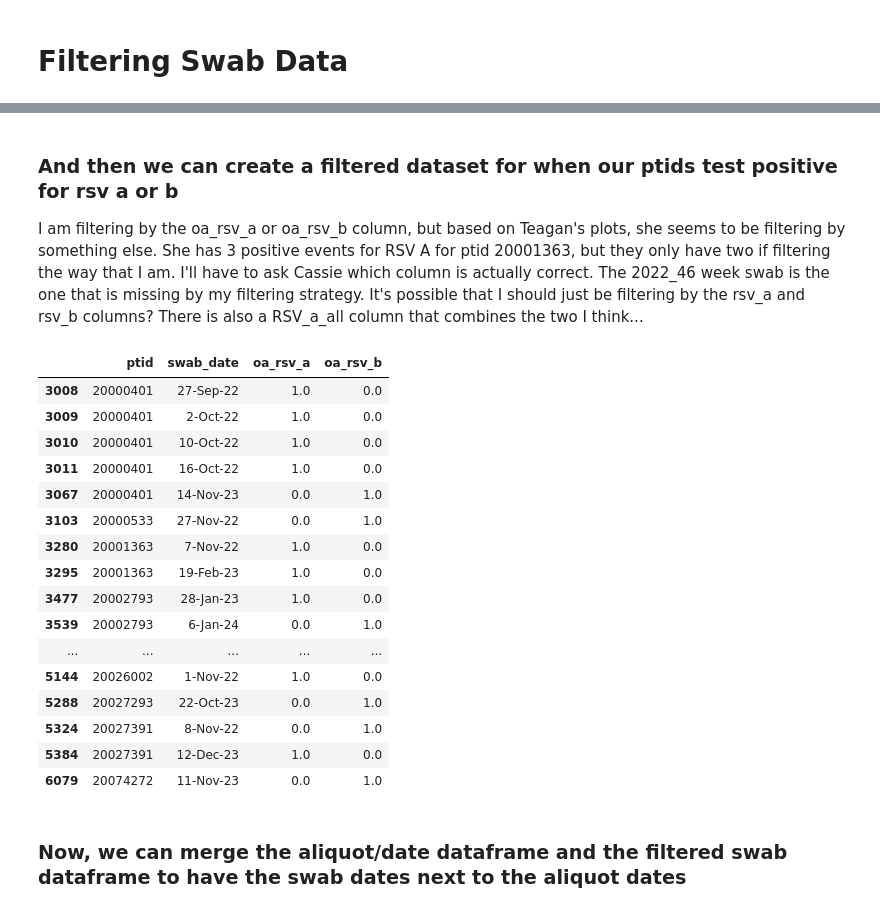
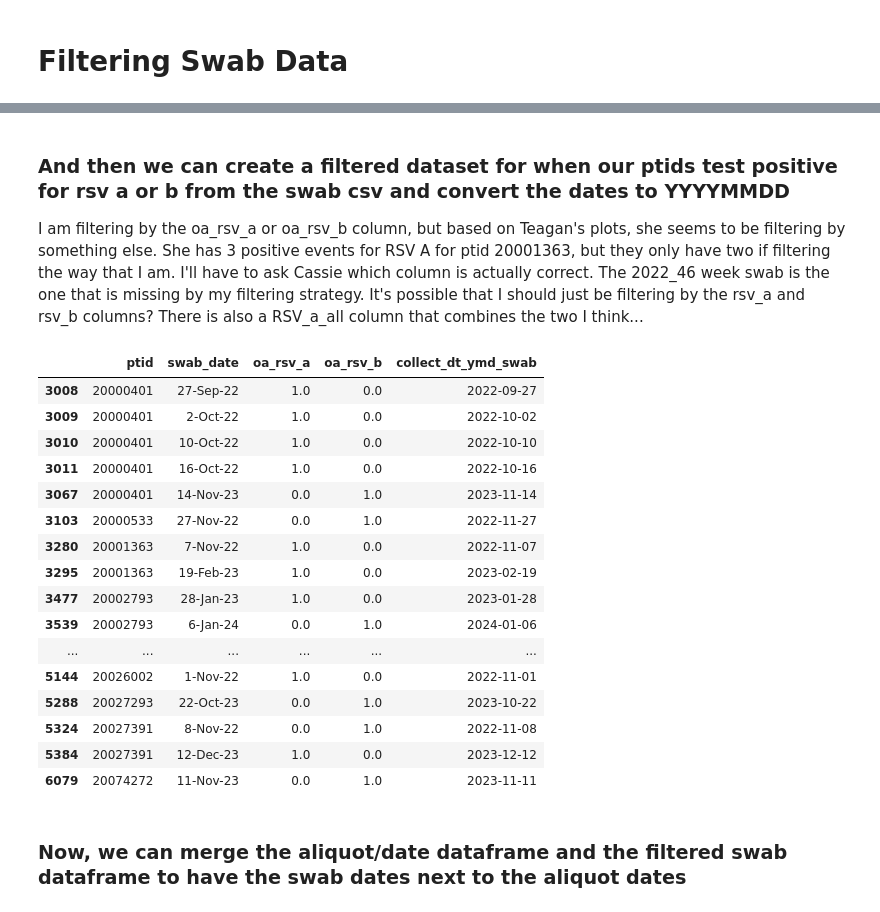
Before and after one commit to gavjuviler/rsv_imprinting, a Jupyter notebook: 02-notebooks/serum_swab_timelines.ipynb, the cells around one changed output, grey strips where cells are left out. Saved outputs shown, nothing was run; the diff lists cells and outputs as text; code cells hidden in the pictures.

```diff
--- a/02-notebooks/serum_swab_timelines.ipynb
+++ b/02-notebooks/serum_swab_timelines.ipynb
@@ -158,0 +163,12 @@ filtered_aliquots
+# %%
+filtered_aliquots = selected_child[['ptid', 'aliquot_id', 'collect_dt']].copy()
+filtered_aliquots
+
+def dmy_to_ymd(date_dmy):
+    if date_dmy == 'EMPTY':
+        return(None)
+    dmy = pd.to_datetime(date_dmy, format='mixed')
+    return(dmy)
+
+filtered_aliquots['collect_dt_ymd_aliquot'] = filtered_aliquots['collect_dt'].map(dmy_to_ymd)
+filtered_aliquots
@@ -159,28 +193,31 @@ filtered_aliquots
 # %% [markdown]
-### And then we can create a filtered dataset for when our ptids test positive for rsv a or b
+### And then we can create a filtered dataset for when our ptids test positive for rsv a or b from the swab csv and convert the dates to YYYYMMDD
 I am filtering by the oa_rsv_a or oa_rsv_b column, but based on Teagan's plots, she seems to be filtering by something else. She has 3 positive events for RSV A for ptid 20001363, but they only have two if filtering the way that I am. I'll have to ask Cassie which column is actually correct. The 2022_46 week swab is the one that is missing by my filtering strategy. It's possible that I should just be filtering by the rsv_a and rsv_b columns? There is also a RSV_a_all column that combines the two I think...
 # %%
-swab_filtered = swab[swab['ptid'].isin(selected_ptids)]     #filter swab data to contain only our ptids
+swab_filtered = swab[swab['ptid'].isin(selected_ptids)].copy()     #filter swab data to contain only our ptids
 swab_positive = swab_filtered[(swab['oa_rsv_a'] == 1) | (swab['oa_rsv_b'] == 1)]        #filter for positive rsv a or b swabs
-swab_positive[['ptid', 'swab_date', 'oa_rsv_a', 'oa_rsv_b']]
+swab_positive = swab_positive[['ptid', 'swab_date', 'oa_rsv_a', 'oa_rsv_b']]
+
+swab_positive['collect_dt_ymd_swab'] = swab_positive['swab_date'].map(dmy_to_ymd)       #convert the swab dates to YYYYMMDD
+swab_positive
 # %% [output]
-|  | ptid | swab_date | oa_rsv_a | oa_rsv_b |
-| 3008 | 20000401 | 27-Sep-22 | 1.0 | 0.0 |
-| 3009 | 20000401 | 2-Oct-22 | 1.0 | 0.0 |
-| 3010 | 20000401 | 10-Oct-22 | 1.0 | 0.0 |
-| 3011 | 20000401 | 16-Oct-22 | 1.0 | 0.0 |
-| 3067 | 20000401 | 14-Nov-23 | 0.0 | 1.0 |
-| 3103 | 20000533 | 27-Nov-22 | 0.0 | 1.0 |
-| 3280 | 20001363 | 7-Nov-22 | 1.0 | 0.0 |
-| 3295 | 20001363 | 19-Feb-23 | 1.0 | 0.0 |
-| 3477 | 20002793 | 28-Jan-23 | 1.0 | 0.0 |
-| 3539 | 20002793 | 6-Jan-24 | 0.0 | 1.0 |
-| ... | ... | ... | ... | ... |
-| 5144 | 20026002 | 1-Nov-22 | 1.0 | 0.0 |
-| 5288 | 20027293 | 22-Oct-23 | 0.0 | 1.0 |
-| 5324 | 20027391 | 8-Nov-22 | 0.0 | 1.0 |
-| 5384 | 20027391 | 12-Dec-23 | 1.0 | 0.0 |
-| 6079 | 20074272 | 11-Nov-23 | 0.0 | 1.0 |
+|  | ptid | swab_date | oa_rsv_a | oa_rsv_b | collect_dt_ymd_swab |
+| 3008 | 20000401 | 27-Sep-22 | 1.0 | 0.0 | 2022-09-27 |
+| 3009 | 20000401 | 2-Oct-22 | 1.0 | 0.0 | 2022-10-02 |
+| 3010 | 20000401 | 10-Oct-22 | 1.0 | 0.0 | 2022-10-10 |
+| 3011 | 20000401 | 16-Oct-22 | 1.0 | 0.0 | 2022-10-16 |
+| 3067 | 20000401 | 14-Nov-23 | 0.0 | 1.0 | 2023-11-14 |
+| 3103 | 20000533 | 27-Nov-22 | 0.0 | 1.0 | 2022-11-27 |
+| 3280 | 20001363 | 7-Nov-22 | 1.0 | 0.0 | 2022-11-07 |
+| 3295 | 20001363 | 19-Feb-23 | 1.0 | 0.0 | 2023-02-19 |
+| 3477 | 20002793 | 28-Jan-23 | 1.0 | 0.0 | 2023-01-28 |
+| 3539 | 20002793 | 6-Jan-24 | 0.0 | 1.0 | 2024-01-06 |
+| ... | ... | ... | ... | ... | ... |
+| 5144 | 20026002 | 1-Nov-22 | 1.0 | 0.0 | 2022-11-01 |
+| 5288 | 20027293 | 22-Oct-23 | 0.0 | 1.0 | 2023-10-22 |
+| 5324 | 20027391 | 8-Nov-22 | 0.0 | 1.0 | 2022-11-08 |
+| 5384 | 20027391 | 12-Dec-23 | 1.0 | 0.0 | 2023-12-12 |
+| 6079 | 20074272 | 11-Nov-23 | 0.0 | 1.0 | 2023-11-11 |
 # %% [markdown]
 ### Now, we can merge the aliquot/date dataframe and the filtered swab dataframe to have the swab dates next to the aliquot dates
 # %%
```
Also changed, not shown: parts of 12 cells of this notebook, 3 other files.
